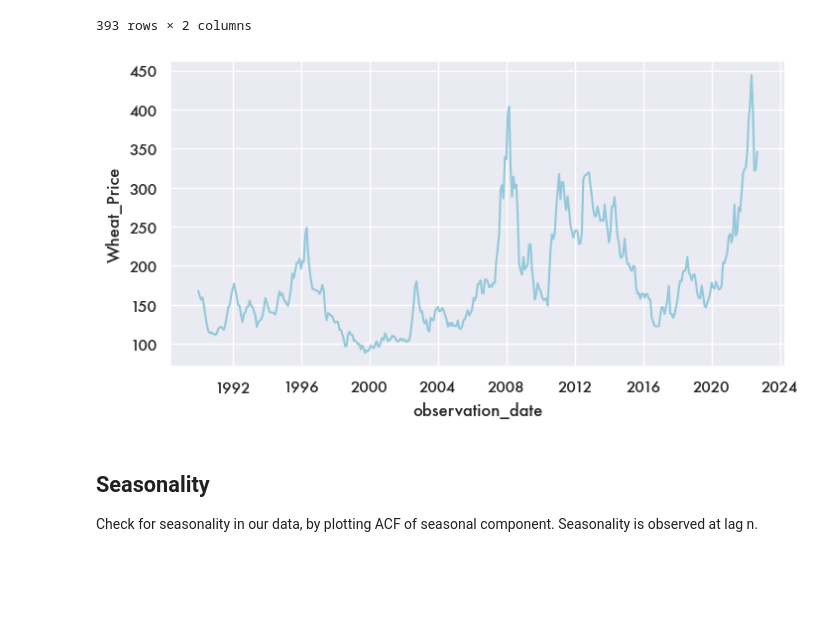
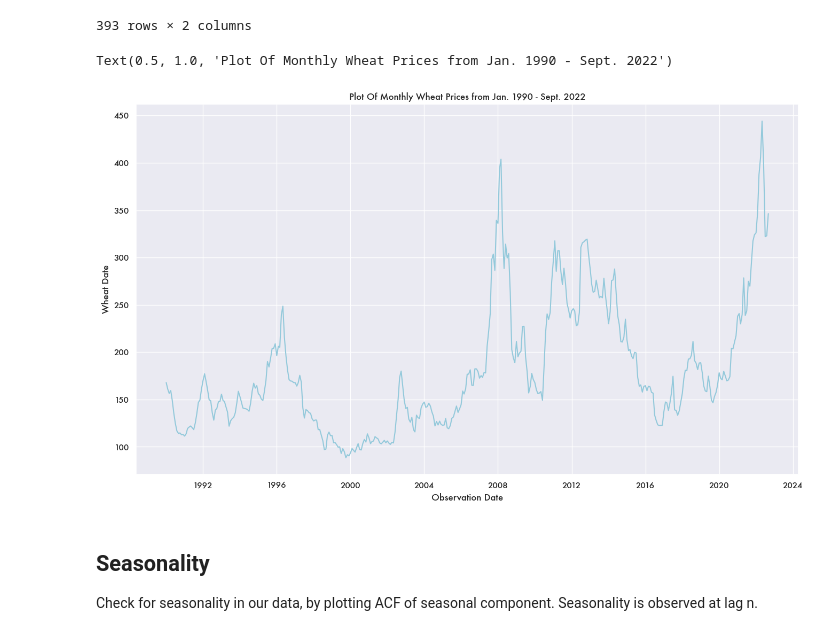
Before and after one commit to dhruv-pandit/time-series-project, a Jupyter notebook: Code:Notebooks/notebook_analysis_dhruv.ipynb, the cells around one changed output. Drawn from its saved outputs; the diff is of its cells as text; code cells hidden in the pictures; blank space fills up the shorter version.

```diff
--- a/Code:Notebooks/notebook_analysis_dhruv.ipynb
+++ b/Code:Notebooks/notebook_analysis_dhruv.ipynb
@@ -32,14 +32,18 @@ df_wheat
 # %%
 df_wheat_train, df_wheat_test =  df_wheat.loc[:int(len(df_wheat) * 0.8)], df_wheat.loc[int(len(df_wheat) * 0.8):]#split dataframe into train and test
 # %%
-sns.set(rc={'figure.facecolor':'white', 'figure.figsize':(8,4)})
+sns.set(rc={'figure.facecolor':'white', 'figure.figsize':(16,9)})
 #sns.set_palette("ocean_r") #rocket, gist_heat_r, ocean_r, viridis_r
 #splot = sns.lineplot(data=df, ci=None, x='Months', y='Mean Dist', hue='Routing Strat',style='Routing Strat', markers=['v','p', 'o', 's']) #
 
 sns.set_theme(style='darkgrid', font = 'Futura', palette='ocean_r')
 splot = sns.lineplot(data = df_wheat, x = 'observation_date', y = 'Wheat_Price')
+splot.set_xlabel('Observation Date')
+splot.set_ylabel('Wheat Date')
+splot.set_title('Plot Of Monthly Wheat Prices from Jan. 1990 - Sept. 2022')
 # %% [output]
+Text(0.5, 1.0, 'Plot Of Monthly Wheat Prices from Jan. 1990 - Sept. 2022')
-[figure, old version]
+[figure, new version]
 # %% [markdown]
 ## Seasonality
 Check for seasonality in our data, by plotting ACF of seasonal component. Seasonality is observed at lag n.
```
Also changed, not shown: parts of 8 cells of this notebook.
